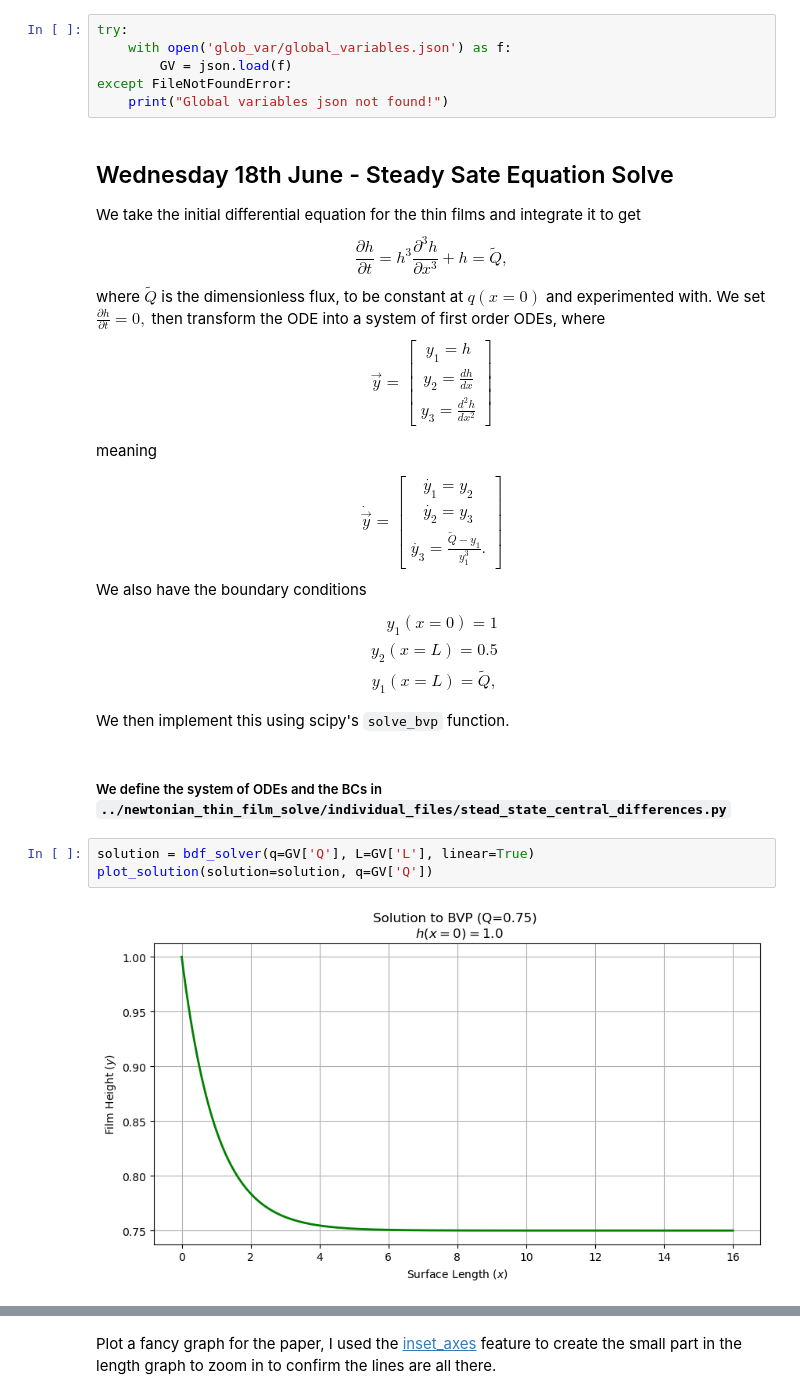
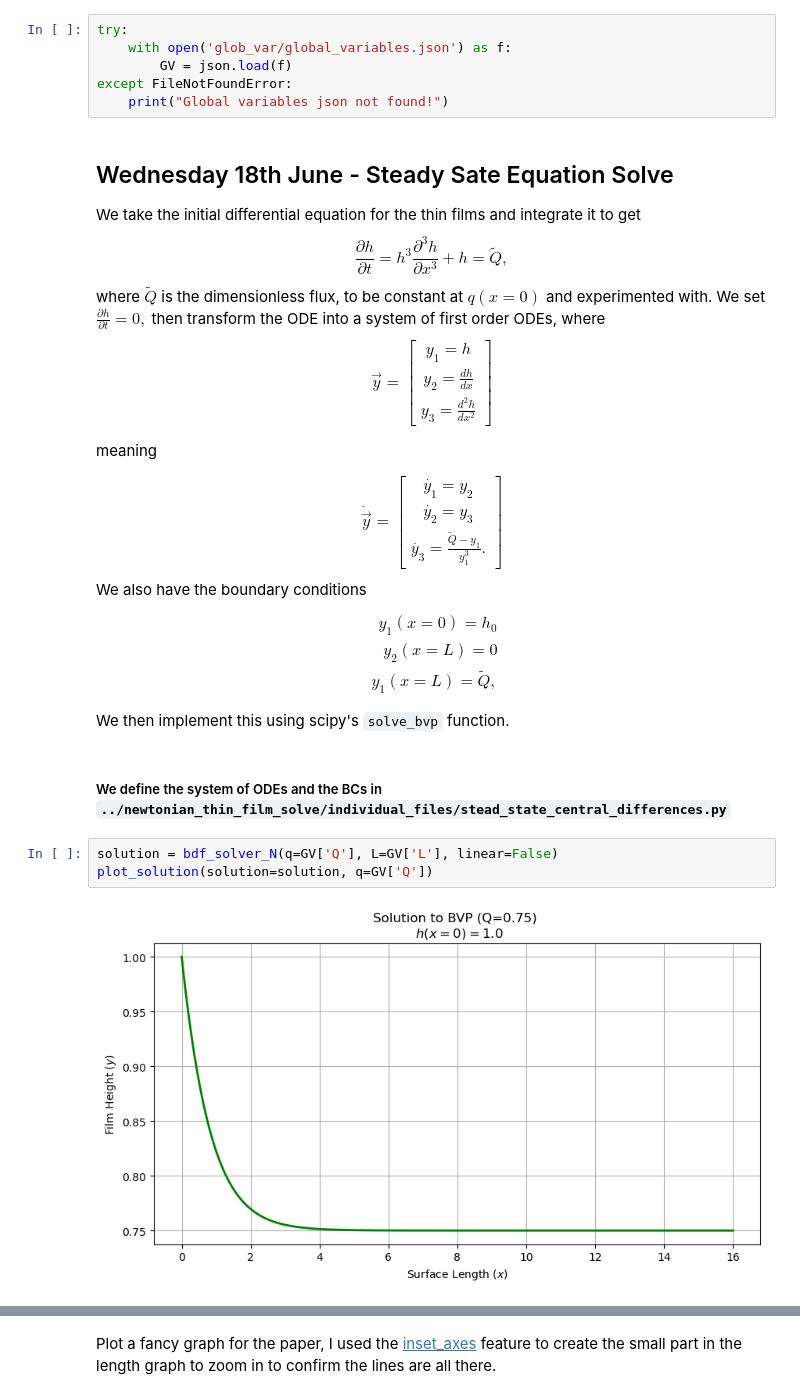
Before and after one commit to jrobo-gith/Independent-project-code, a Jupyter notebook: collection.ipynb, the cells around one changed output, grey strips where cells are left out. Cells and saved outputs as stored; diff of their text form.

````diff
--- a/collection.ipynb
+++ b/collection.ipynb
@@ -48,8 +53,8 @@ $$
 We also have the boundary conditions
 $$
 \begin{aligned}
-y_1(x=0) = 1 \\
-y_2(x=L) = 0.5 \\
+y_1(x=0) = h_0 \\
+y_2(x=L) = 0 \\
 y_1(x=L) = \tilde{Q},
 \end{aligned}
 $$
@@ -58,10 +63,10 @@
 # %% [markdown]
 ##### We define the system of ODEs and the BCs in ```../newtonian_thin_film_solve/individual_files/stead_state_central_differences.py```
 # %%
-solution = bdf_solver(q=GV['Q'], L=GV['L'], linear=True)
+solution = bdf_solver_N(q=GV['Q'], L=GV['L'], linear=False)
 plot_solution(solution=solution, q=GV['Q'])
 # %% [output]
-[figure, old version]
+[figure, new version]
 # %%
 linear_solution_Q = []      # Store linear solutions varying Q
 linear_solution_L = []      # Store linear solutions varying L
````
Also changed, not shown: parts of 23 cells of this notebook, 16 other files.
